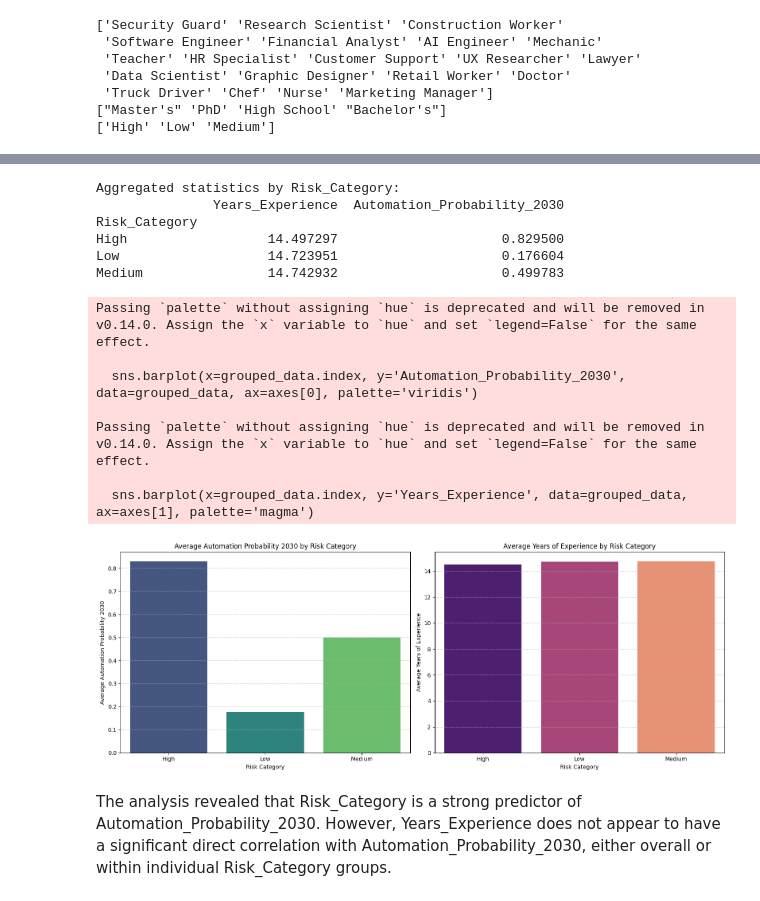
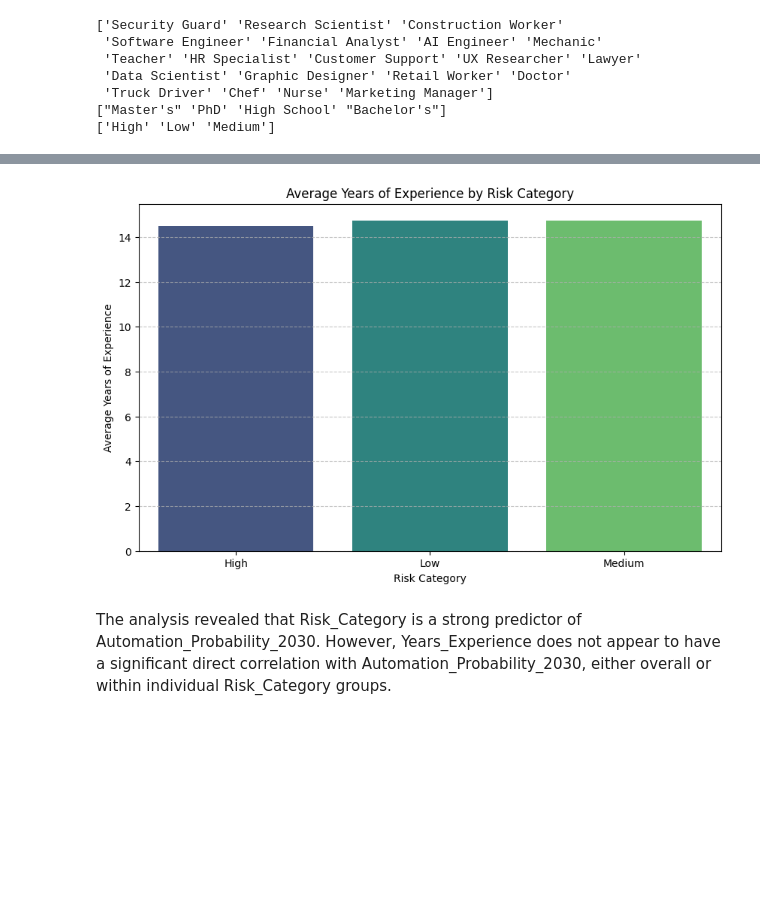
Before and after one commit to diyapant-max/python-foundation, a Jupyter notebook: data_cleanup.ipynb, the cells around one changed output, grey strips where cells are left out. Drawn from its saved outputs; the diff is of its cells as text; code cells hidden in the pictures; blank space fills up the shorter version.

```diff
--- a/data_cleanup.ipynb
+++ b/data_cleanup.ipynb
@@ -111,40 +72,0 @@ Investigate the relationship between Years_Experience and Automation_Probability
-# %%
-grouped_data = df_cleaned.groupby('Risk_Category')[['Years_Experience', 'Automation_Probability_2030']].mean()
-print("Aggregated statistics by Risk_Category:")
-print(grouped_data)
-# %% [output]
-Aggregated statistics by Risk_Category:
-               Years_Experience  Automation_Probability_2030
-Risk_Category
-High                  14.497297                     0.829500
-Low                   14.723951                     0.176604
-Medium                14.742932                     0.499783
-# %%
-import matplotlib.pyplot as plt
-import seaborn as sns
-
-fig, axes = plt.subplots(1, 2, figsize=(16, 6))
-
-sns.barplot(x=grouped_data.index, y='Automation_Probability_2030', data=grouped_data, ax=axes[0], palette='viridis')
-axes[0].set_title('Average Automation Probability 2030 by Risk Category')
-axes[0].set_xlabel('Risk Category')
-axes[0].set_ylabel('Average Automation Probability 2030')
-axes[0].grid(axis='y', linestyle='--', alpha=0.7)
-
-sns.barplot(x=grouped_data.index, y='Years_Experience', data=grouped_data, ax=axes[1], palette='magma')
-axes[1].set_title('Average Years of Experience by Risk Category')
-axes[1].set_xlabel('Risk Category')
-axes[1].set_ylabel('Average Years of Experience')
-axes[1].grid(axis='y', linestyle='--', alpha=0.7)
-
-plt.tight_layout()
-plt.show()
-# %% [output]
-Passing `palette` without assigning `hue` is deprecated and will be removed in v0.14.0. Assign the `x` variable to `hue` and set `legend=False` for the same effect.
-
-  sns.barplot(x=grouped_data.index, y='Automation_Probability_2030', data=grouped_data, ax=axes[0], palette='viridis')
-
-Passing `palette` without assigning `hue` is deprecated and will be removed in v0.14.0. Assign the `x` variable to `hue` and set `legend=False` for the same effect.
-
-  sns.barplot(x=grouped_data.index, y='Years_Experience', data=grouped_data, ax=axes[1], palette='magma')
-[figure, removed]
@@ -151,2 +78,14 @@ Passing `palette` without assigning `hue` is deprecated and will be removed in v
+# %%
+avg_years_experience_by_risk = df.groupby('Risk_Category')['Years_Experience'].mean().reset_index()
+
+plt.figure(figsize=(10, 6))
+sns.barplot(x='Risk_Category', y='Years_Experience', hue='Risk_Category', data=avg_years_experience_by_risk, palette='viridis', legend=False)
+plt.title('Average Years of Experience by Risk Category')
+plt.xlabel('Risk Category')
+plt.ylabel('Average Years of Experience')
+plt.grid(axis='y', linestyle='--', alpha=0.7)
+plt.show()
+# %% [output]
+[figure, added]
 # %% [markdown]
 The analysis revealed that Risk_Category is a strong predictor of Automation_Probability_2030. However, Years_Experience does not appear to have a significant direct correlation with Automation_Probability_2030, either overall or within individual Risk_Category groups.
```
Also changed, not shown: parts of 19 cells of this notebook.
